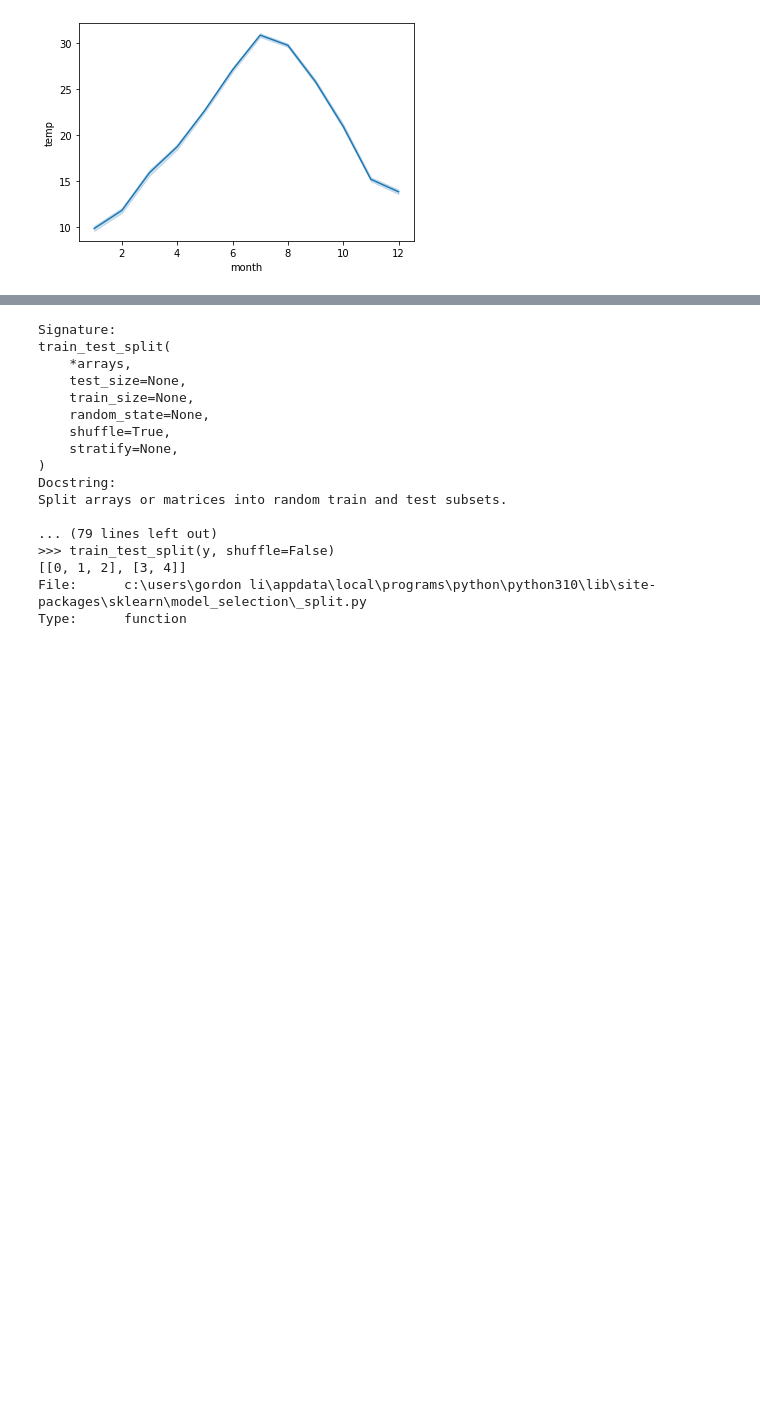
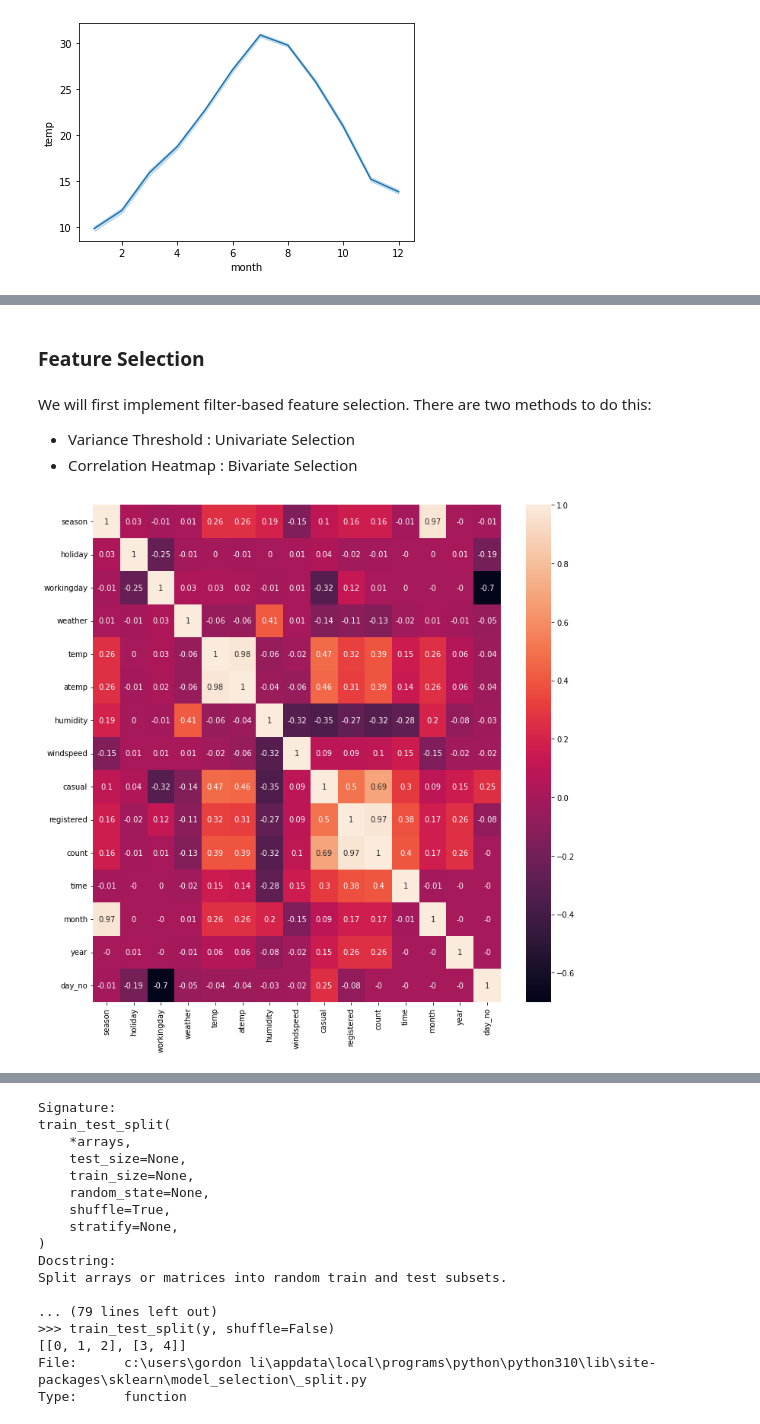
Before and after one commit to hungryfire267/datascience-practice, a Jupyter notebook: bike-sharing-demand/bikeshare.ipynb, the cells around one changed output, grey strips where cells are left out. Drawn from its saved outputs; the diff is of its cells as text; code cells hidden in the pictures; blank space fills up the shorter version.

```diff
--- a/bike-sharing-demand/bikeshare.ipynb
+++ b/bike-sharing-demand/bikeshare.ipynb
@@ -356,0 +351,13 @@ train_scaled.head()
+# %% [markdown]
+### Feature Selection
+# %% [markdown]
+We will first implement filter-based feature selection. There are two methods to do this:
+- Variance Threshold : Univariate Selection
+- Correlation Heatmap : Bivariate Selection
+# %%
+plt.figure(figsize = (12, 12))
+corr = train_scaled.corr().round(2)
+sns.heatmap(corr, annot = True)
+plt.show()
+# %% [output]
+[figure, added]
```
Also changed, not shown: parts of 78 cells of this notebook.
